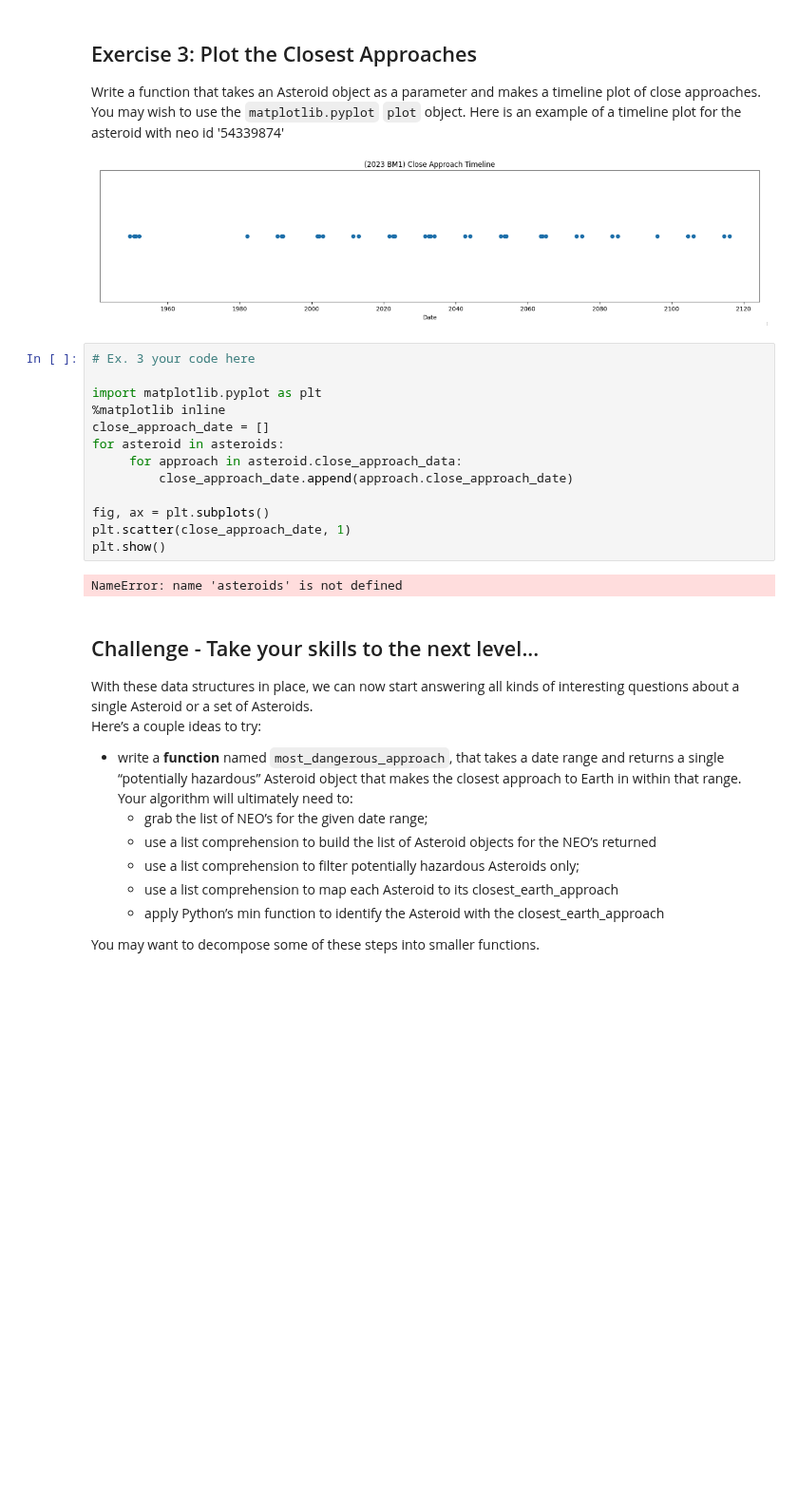
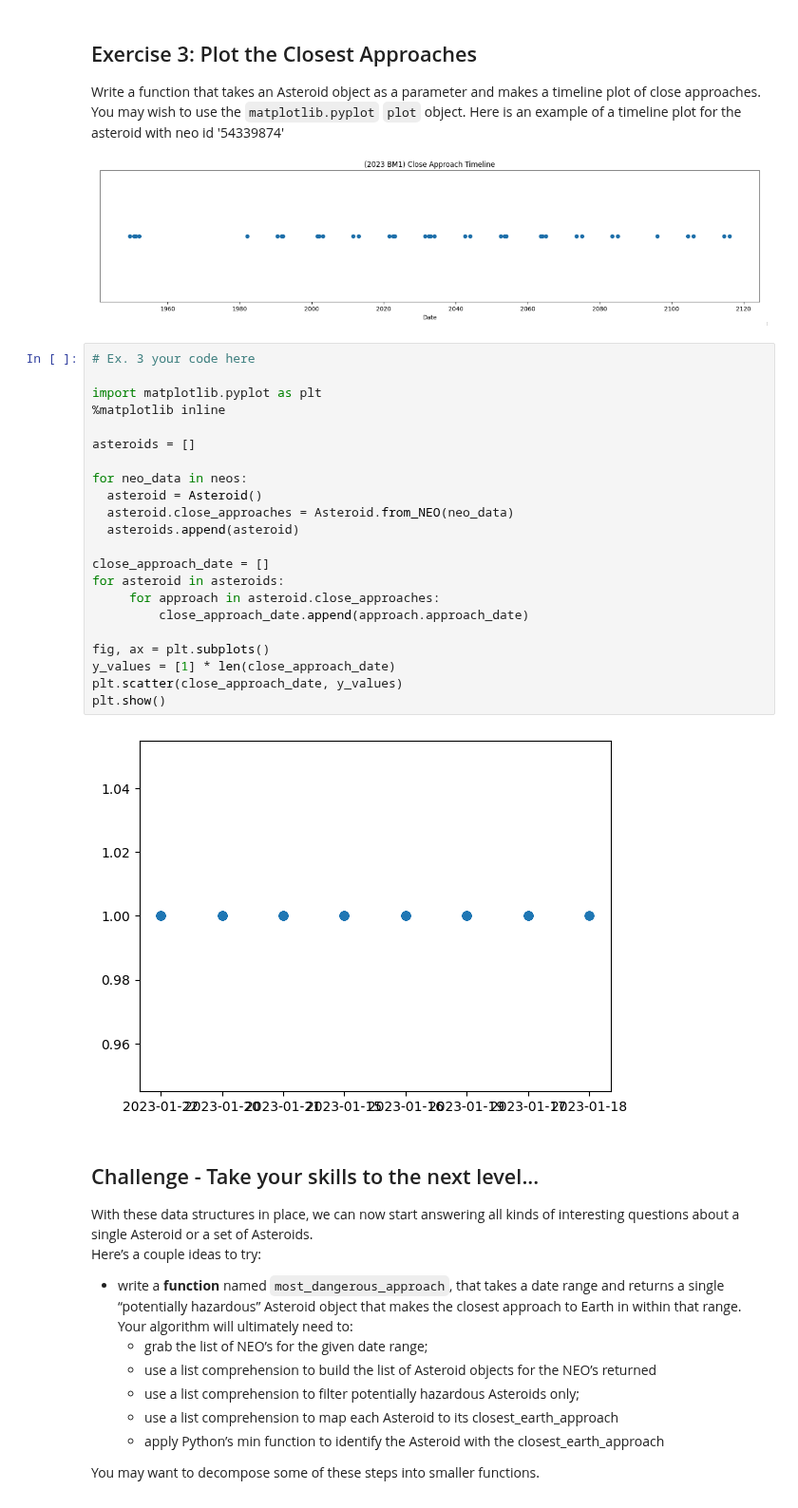
Before and after one commit to MarlaS02/comp215, a Jupyter notebook: labs/lab04-more_classes.ipynb, the cells around one changed output. Shown at 95% size. Cells and saved outputs as stored; diff of their text form; blank space fills up the shorter version.

```diff
--- a/labs/lab04-more_classes.ipynb
+++ b/labs/lab04-more_classes.ipynb
@@ -193,18 +193,27 @@ Write a function that takes an Asteroid object as a parameter and makes a timeli
 # %%
 # Ex. 3 your code here
 
 import matplotlib.pyplot as plt
 %matplotlib inline
+
+asteroids = []
+
+for neo_data in neos:
+  asteroid = Asteroid()
+  asteroid.close_approaches = Asteroid.from_NEO(neo_data)
+  asteroids.append(asteroid)
+
 close_approach_date = []
 for asteroid in asteroids:
-     for approach in asteroid.close_approach_data:
-         close_approach_date.append(approach.close_approach_date)
+     for approach in asteroid.close_approaches:
+         close_approach_date.append(approach.approach_date)
 
 fig, ax = plt.subplots()
-plt.scatter(close_approach_date, 1)
+y_values = [1] * len(close_approach_date)
+plt.scatter(close_approach_date, y_values)
 plt.show()
 # %% [output]
-NameError: name 'asteroids' is not defined
+[figure, added]
 # %% [markdown]
 ## Challenge - Take your skills to the next level...
 
```
